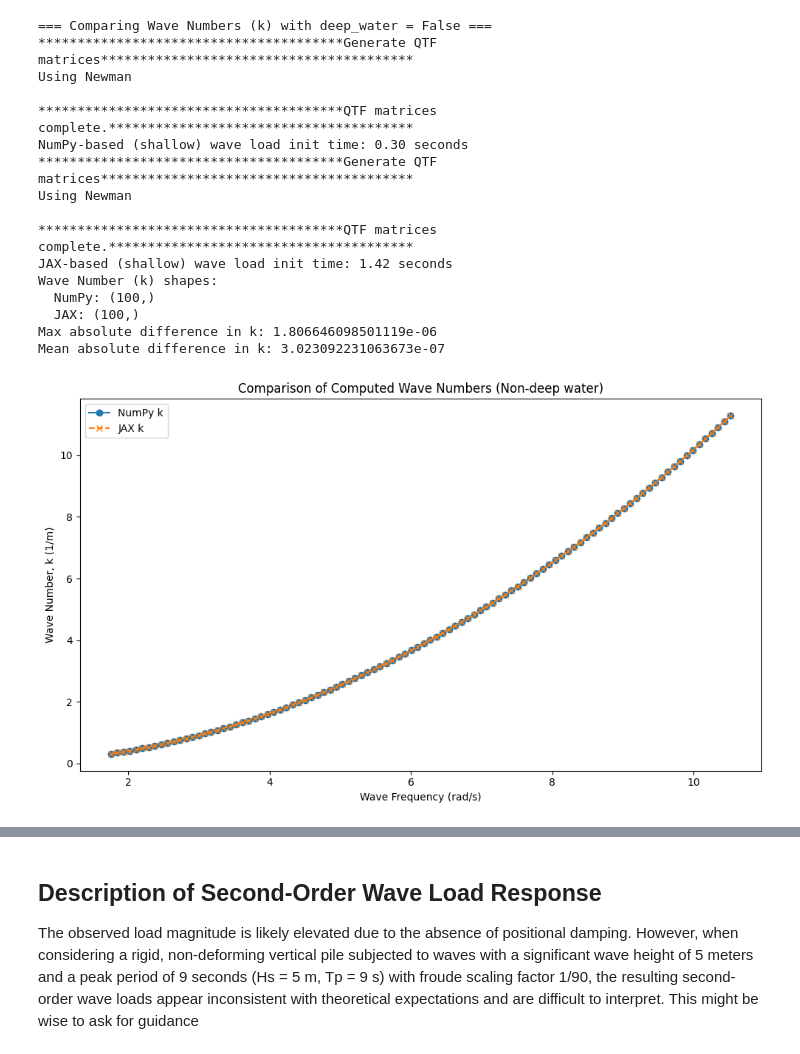
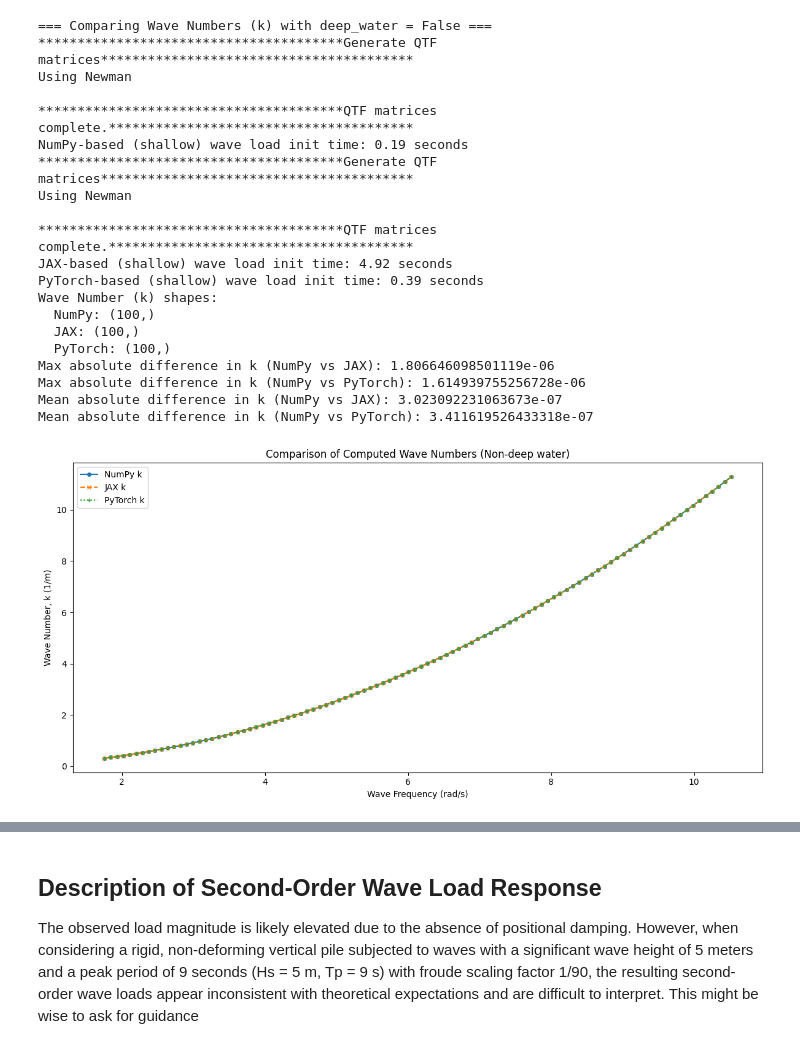
Before and after one commit to kristmro/McHorcrux, a Jupyter notebook: demos/demo_compare/compare_wave_load.ipynb, the cells around one changed output, grey strips where cells are left out. Cells and saved outputs as stored; diff of their text form; code cells hidden in the pictures.

Commit message:
Made pytorch simulator correct and wave looks good now

```diff
--- a/demos/demo_compare/compare_wave_load.ipynb
+++ b/demos/demo_compare/compare_wave_load.ipynb
@@ -41,10 +43,10 @@ from jax_core.simulator.waves.wave_load_jax_jit import rao_interp as jax_rao_int
 
 # Simulation parameters for wave properties
 hs    = 5.0 / 90.0  # Significant wave height [m]
-tp    = 17.0 * np.sqrt(1 / 90.0)  # Peak period [s]
+tp    = 17.0 * math.sqrt(1 / 90.0)  # Peak period [s]
 gamma = 3.3  # JONSWAP peak factor
 
-wp   = 2 * np.pi / tp   # Peak frequency [rad/s]
+wp   = 2 * math.pi / tp   # Peak frequency [rad/s]
 wmin = 0.5 * wp
 wmax = 3.0 * wp
 N    = 100             # Number of wave components
@@ -52,7 +54,7 @@ N    = 100             # Number of wave components
 # Generate frequency arrays for NumPy, JAX, and PyTorch
 freqs_np = np.linspace(wmin, wmax, N)
 freqs_jax = jnp.linspace(wmin, wmax, N)
-freqs_pytorch = np.linspace(wmin, wmax, N)
+freqs_torch = torch.linspace(wmin, wmax, N)
 
 # Dummy wave spectrum data is used (actual spectrum not needed for QTF interpolation)
 dw = (wmax - wmin) / N
@@ -60,18 +62,22 @@ dw = (wmax - wmin) / N
 # note: the QTF computation does not use the amplitudes.
 wave_spectrum_np = np.ones(N)
 wave_spectrum_jax = jnp.ones(N)
+wave_spectrum_torch = torch.ones(N)
 wave_amps_np = np.sqrt(2.0 * wave_spectrum_np * dw)
 wave_amps_jax = jnp.sqrt(2.0 * wave_spectrum_jax * dw)
+wave_amps_torch = torch.sqrt(2.0 * wave_spectrum_torch * dw)
 
 # Fixed phases (linearly spaced) for reproducible results
 # NBNBNB!! not random and not how one would do it normally
 # it should be random.uniform(0, 2*np.pi, N)
-rand_phase_np = np.linspace(0, 2 * np.pi, N, endpoint=False)
-rand_phase_jax = jnp.linspace(0, 2 * jnp.pi, N, endpoint=False)
+rand_phase_np = np.linspace(0, 2 * np.pi, N)
+rand_phase_jax = jnp.linspace(0, 2 * jnp.pi, N)
+rand_phase_torch = torch.linspace(0, 2 * np.pi, N)
 
 # Constant incident wave angles (e.g. 45°)
 wave_angles_np = np.ones(N) * (np.pi / 4)
 wave_angles_jax = jnp.ones(N) * (jnp.pi / 4)
+wave_angles_torch = torch.ones(N) * (np.pi / 4)
 
 # Configuration file path (update this path as needed)
 config_file = "/home/kmroen/miniconda3/envs/tensor/lib/python3.9/site-packages/mclsimpy/vessel_data/CSAD/vessel_json.json"  # Ensure this file exists and is compatible with both versions
@@ -115,47 +121,72 @@ jax_wl_shallow = init_jax_wave_load(
 )
 print(f"JAX-based (shallow) wave load init time: {time.time() - start_time:.2f} seconds")
 
+# Initialize the Pytorch-based WaveLoad with deep_water=False.
+start_time = time.time()
+torch_wl_shallow = TorchWaveLoad(
+    wave_amps=wave_amps_torch,
+    freqs=freqs_torch,
+    eps=rand_phase_torch,
+    angles=wave_angles_torch,
+    config_file=config_file,
+    interpolate=True,
+    qtf_method="Newman",
+    deep_water=False  # Force iterative wave number calculation
+)
+print(f"PyTorch-based (shallow) wave load init time: {time.time() - start_time:.2f} seconds")
+
+
 # In each implementation the wave number, k, is computed during initialization.
 # For NumPy, it is stored as _k and for JAX as the field k.
 k_numpy = numpy_wl_shallow._k    # NumPy array
 k_jax = np.array(jax_wl_shallow.k) # Convert JAX array to NumPy
+k_torch = torch_wl_shallow._k.detach().cpu().numpy()  # Convert PyTorch tensor to NumPy array
 
 print("Wave Number (k) shapes:")
 print("  NumPy:", k_numpy.shape)
 print("  JAX:", k_jax.shape)
+print("  PyTorch:", k_torch.shape)
 
 # Compare the wave number arrays:
-k_diff = np.abs(k_numpy - k_jax)
-print("Max absolute difference in k:", np.max(k_diff))
-print("Mean absolute difference in k:", np.mean(k_diff))
+k_diff_jax = np.abs(k_numpy - k_jax)
+k_diff_torch = np.abs(k_numpy - k_torch)
+print("Max absolute difference in k (NumPy vs JAX):", np.max(k_diff_jax))
+print("Max absolute difference in k (NumPy vs PyTorch):", np.max(k_diff_torch))
+print("Mean absolute difference in k (NumPy vs JAX):", np.mean(k_diff_jax))
+print("Mean absolute difference in k (NumPy vs PyTorch):", np.mean(k_diff_torch))
 
 # Plot the wave numbers for visual inspection.
-plt.figure(figsize=(10, 6))
-plt.plot(freqs_np, k_numpy, label="NumPy k", marker="o", linestyle="-")
-plt.plot(freqs_np, k_jax, label="JAX k", marker="x", linestyle="--")
+plt.figure(figsize=(12, 6))
+plt.plot(freqs_np, k_numpy, label="NumPy k", marker="o", linestyle="-", markersize=4)
+plt.plot(freqs_np, k_jax, label="JAX k", marker="x", linestyle="--", markersize=4)
+plt.plot(freqs_np, k_torch, label="PyTorch k", marker="+", linestyle=":", markersize=4)
 plt.xlabel("Wave Frequency (rad/s)")
 plt.ylabel("Wave Number, k (1/m)")
 plt.title("Comparison of Computed Wave Numbers (Non-deep water)")
 plt.legend()
 plt.tight_layout()
 plt.show()
 # %% [output]
 === Comparing Wave Numbers (k) with deep_water = False ===
 ***************************************Generate QTF matrices****************************************
 Using Newman
 
 ***************************************QTF matrices complete.***************************************
-NumPy-based (shallow) wave load init time: 0.30 seconds
+NumPy-based (shallow) wave load init time: 0.19 seconds
 ***************************************Generate QTF matrices****************************************
 Using Newman
 
 ***************************************QTF matrices complete.***************************************
-JAX-based (shallow) wave load init time: 1.42 seconds
+JAX-based (shallow) wave load init time: 4.92 seconds
+PyTorch-based (shallow) wave load init time: 0.39 seconds
 Wave Number (k) shapes:
   NumPy: (100,)
   JAX: (100,)
-Max absolute difference in k: 1.806646098501119e-06
-Mean absolute difference in k: 3.023092231063673e-07
+  PyTorch: (100,)
+Max absolute difference in k (NumPy vs JAX): 1.806646098501119e-06
+Max absolute difference in k (NumPy vs PyTorch): 1.614939755256728e-06
+Mean absolute difference in k (NumPy vs JAX): 3.023092231063673e-07
+Mean absolute difference in k (NumPy vs PyTorch): 3.411619526433318e-07
-[figure, old version]
+[figure, new version]
 # %%
 # ------------------------------
```
Also changed, not shown: parts of 19 cells of this notebook, 3 other files.
